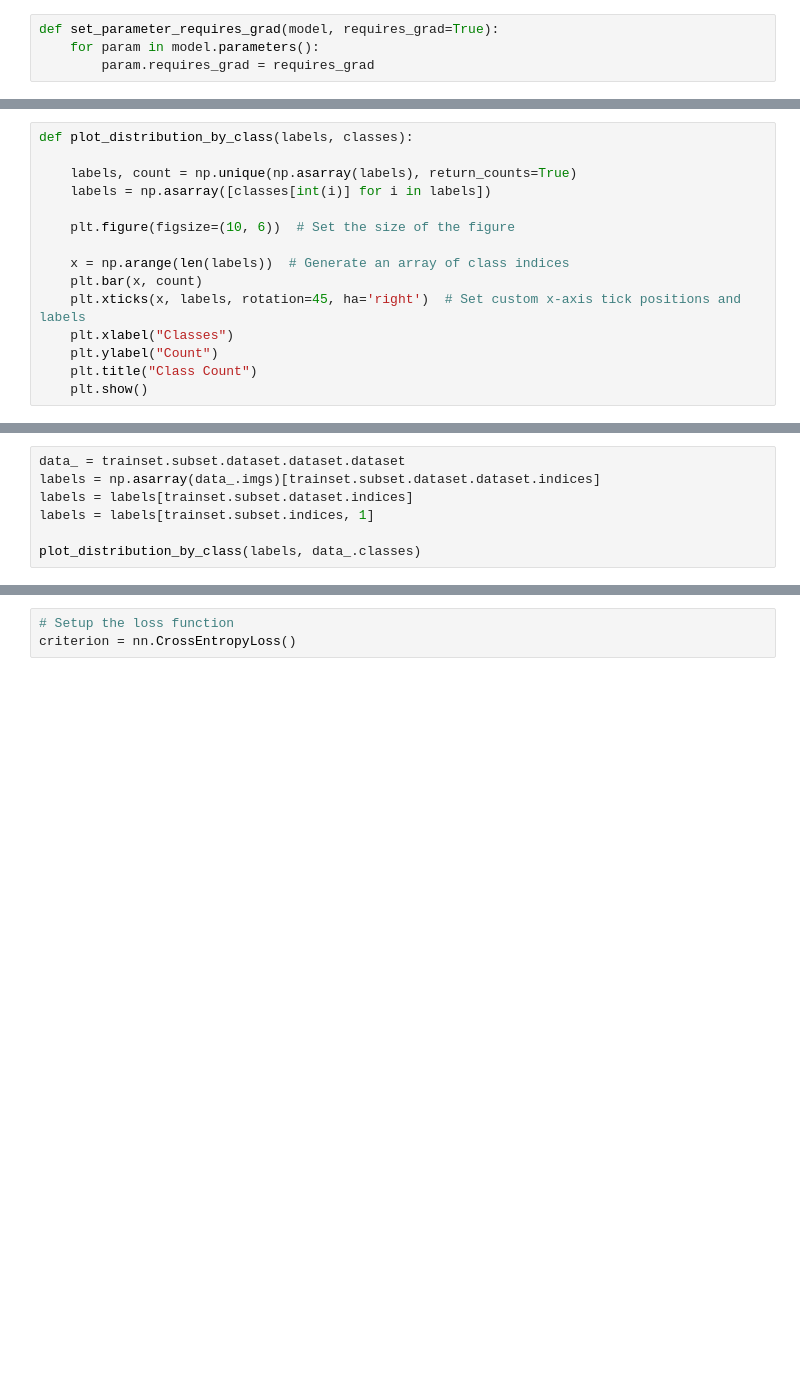
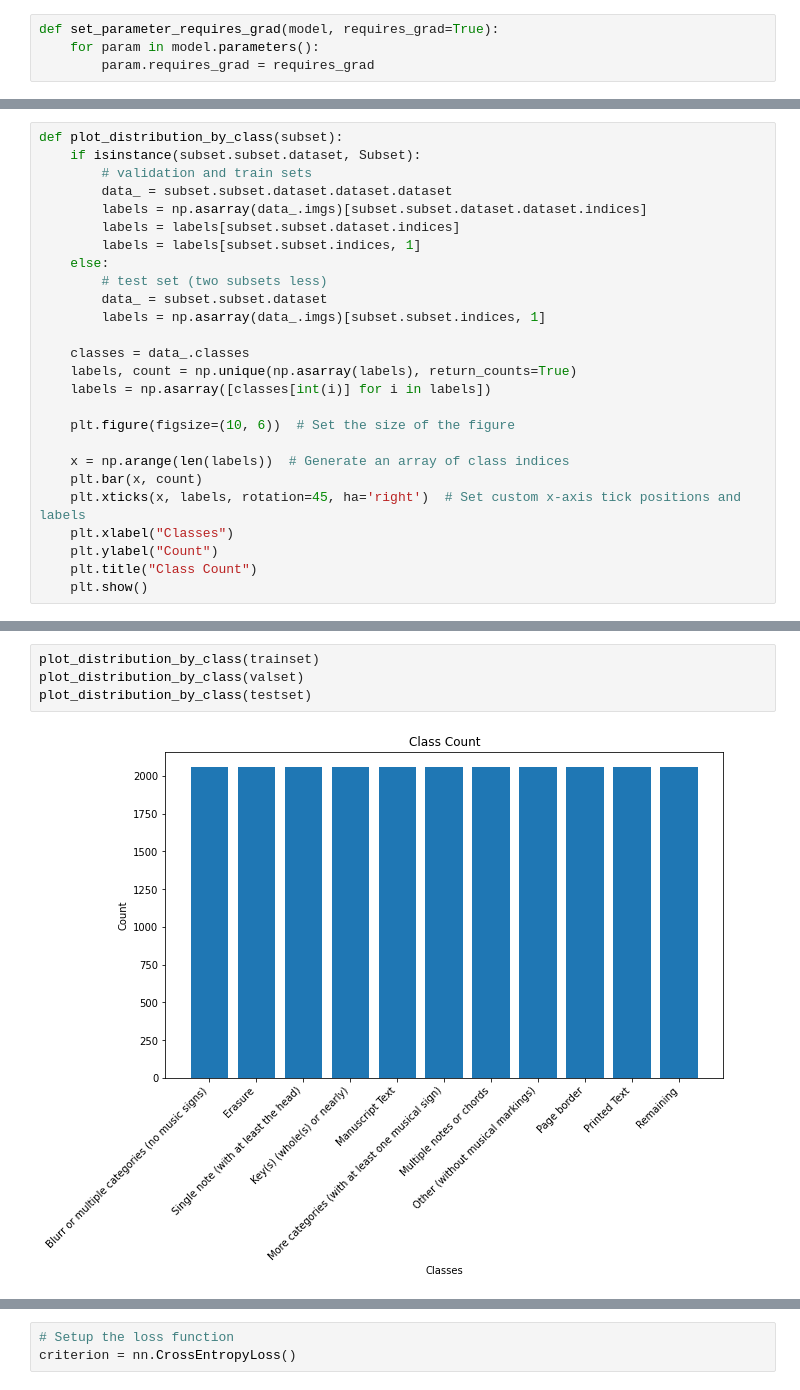
Before and after one commit to LIMUNIMI/RicordiArchiveOMR, a Jupyter notebook: OMR_Multiclass.ipynb, the cells around one changed output, grey strips where cells are left out. Cells and saved outputs as stored; diff of their text form; blank space fills up the shorter version.

```diff
--- a/OMR_Multiclass.ipynb
+++ b/OMR_Multiclass.ipynb
@@ -468,6 +445,17 @@ print("Device:", device)
 # %%
-def plot_distribution_by_class(labels, classes):
+def plot_distribution_by_class(subset):
+    if isinstance(subset.subset.dataset, Subset):
+        # validation and train sets
+        data_ = subset.subset.dataset.dataset.dataset
+        labels = np.asarray(data_.imgs)[subset.subset.dataset.dataset.indices]
+        labels = labels[subset.subset.dataset.indices]
+        labels = labels[subset.subset.indices, 1]
+    else:
+        # test set (two subsets less)
+        data_ = subset.subset.dataset
+        labels = np.asarray(data_.imgs)[subset.subset.indices, 1]
 
+    classes = data_.classes
     labels, count = np.unique(np.asarray(labels), return_counts=True)
     labels = np.asarray([classes[int(i)] for i in labels])
 
@@ -486,7 +476,6 @@ trainset,valset,testset = get_dataset(Path(dataset_path) / 'data', val_size, tes
 # %%
-data_ = trainset.subset.dataset.dataset.dataset
-labels = np.asarray(data_.imgs)[trainset.subset.dataset.dataset.indices]
-labels = labels[trainset.subset.dataset.indices]
-labels = labels[trainset.subset.indices, 1]
-
-plot_distribution_by_class(labels, data_.classes)
+plot_distribution_by_class(trainset)
+plot_distribution_by_class(valset)
+plot_distribution_by_class(testset)
+# %% [output]
+[figure, added]
```
Also changed, not shown: parts of 13 cells of this notebook, 2 other files.
